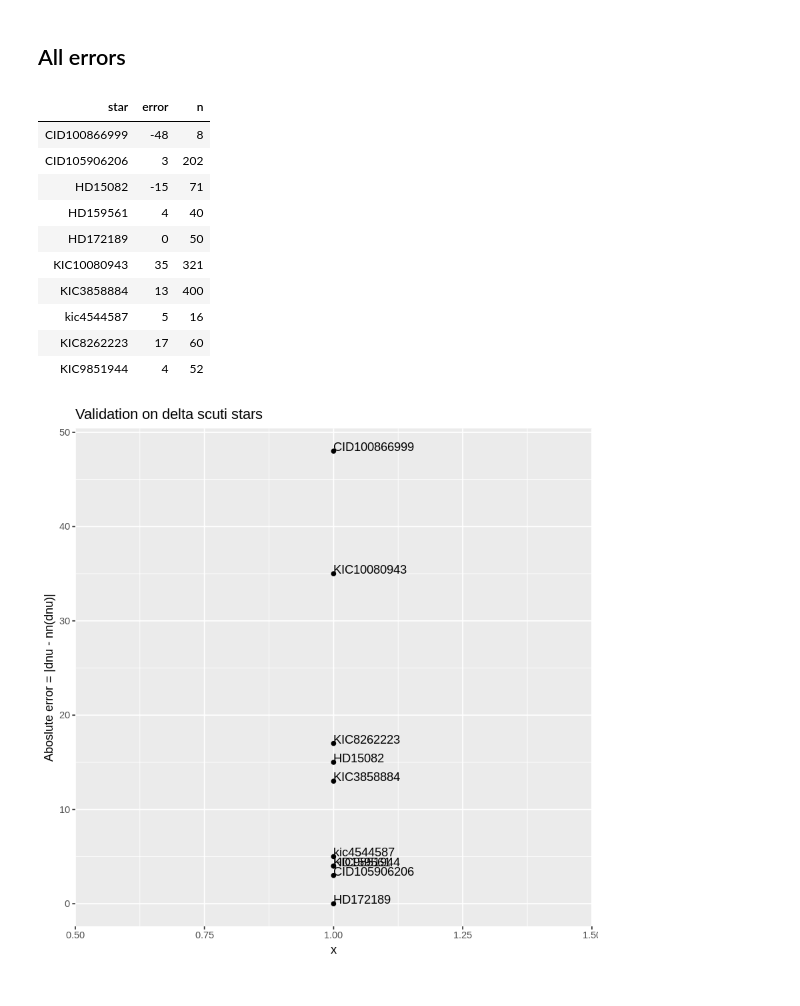
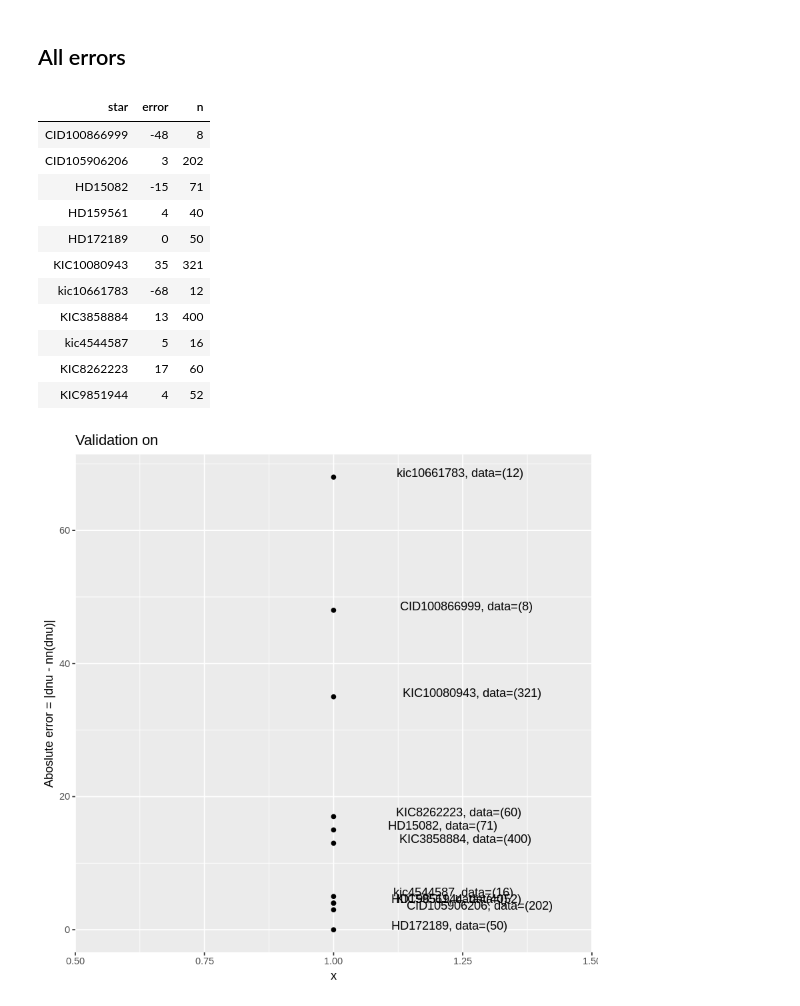
Before and after one commit to rmaestre/variableStars, a Jupyter notebook: docs/GPU/RAW-ZAMS_NN.ipynb, the cells around one changed output. Drawn from its saved outputs; the diff is of its cells as text; code cells hidden in the pictures.

```diff
--- a/docs/GPU/RAW-ZAMS_NN.ipynb
+++ b/docs/GPU/RAW-ZAMS_NN.ipynb
@@ -672,8 +672,8 @@ d <- read.csv(paste0(stars_base_dir,"kic10661783.lis"), sep="", header=F)
 head(d)
 print(paste0("Nrows: ", dim(d)[1]))
 max <- validate_real_star(d, 39, 30)
-#errors <- rbind(errors, data.frame("star"="kic10661783", "error"=39-max, "n"=dim(d)[1]))
-#errors
+errors <- rbind(errors, data.frame("star"="kic10661783", "error"=39-max, "n"=dim(d)[1]))
+errors
 # %% [output]
 | V1 | V2 |
 | 28.134 | 3.07 |
@@ -810,6 +822,7 @@ errors
 | HD159561 | 4 | 40 |
 | HD172189 | 0 | 50 |
 | KIC10080943 | 35 | 321 |
+| kic10661783 | -68 | 12 |
 | KIC3858884 | 13 | 400 |
 | kic4544587 | 5 | 16 |
 | KIC8262223 | 17 | 60 |
@@ -817,8 +830,8 @@ errors
 # %%
 ggplot(aes(y=abs(error), x=1), data=errors) +
     geom_point() +
-    geom_text(aes(label=star),hjust=0, vjust=0) +
-    ggtitle("Validation on delta scuti stars") +
+    geom_text(aes(label=paste0(star,", data=(",n,")")),hjust=-0.5, vjust=0) +
+    ggtitle("Validation on ") +
     ylab("Aboslute error = |dnu - nn(dnu)|")
 # %% [output]
-[figure, old version]
+[figure, new version]
```
Also changed, not shown: parts of 6 cells of this notebook, 6 other files.
